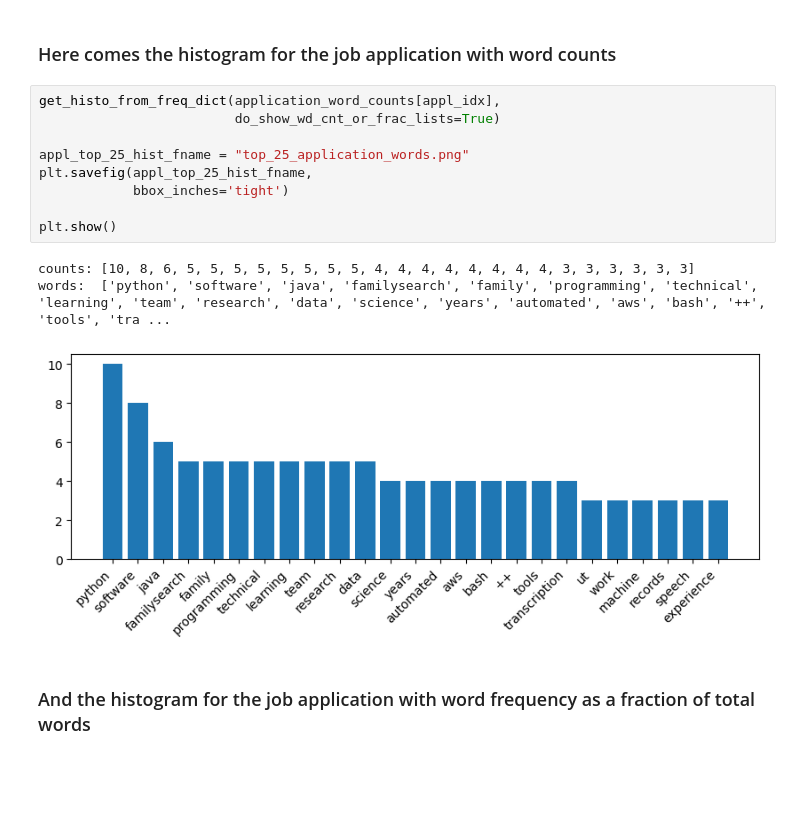
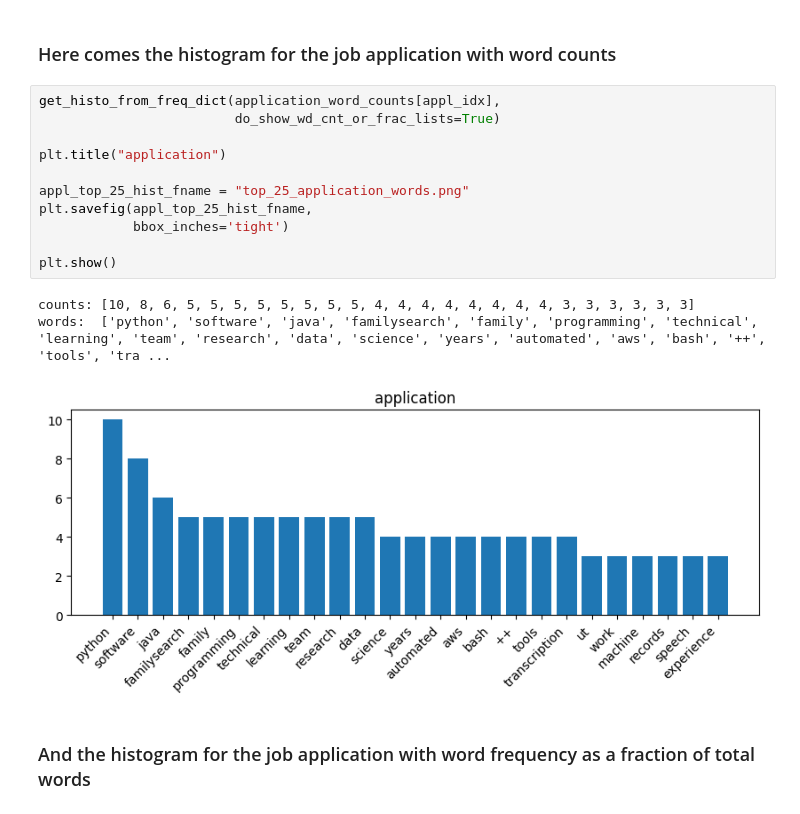
Before and after one commit to bballdave025/job-app-word-freq, a Jupyter notebook: Part_03_NLPPresentationJobHunt_DemoWordFreq_p5pp_output.ipynb, the cells around one changed output. Drawn from its saved outputs; the diff is of its cells as text; blank space fills up the shorter version.

```diff
--- a/Part_03_NLPPresentationJobHunt_DemoWordFreq_p5pp_output.ipynb
+++ b/Part_03_NLPPresentationJobHunt_DemoWordFreq_p5pp_output.ipynb
@@ -250,16 +254,18 @@ get_histo_from_freq_dict(description_word_counts[desc_idx_00],
 # %%
 get_histo_from_freq_dict(application_word_counts[appl_idx],
                          do_show_wd_cnt_or_frac_lists=True)
+
+plt.title("application")
 
 appl_top_25_hist_fname = "top_25_application_words.png"
 plt.savefig(appl_top_25_hist_fname,
             bbox_inches='tight')
 
 plt.show()
 # %% [output]
 counts: [10, 8, 6, 5, 5, 5, 5, 5, 5, 5, 5, 4, 4, 4, 4, 4, 4, 4, 4, 3, 3, 3, 3, 3, 3]
 words:  ['python', 'software', 'java', 'familysearch', 'family', 'programming', 'technical', 'learning', 'team', 'research', 'data', 'science', 'years', 'automated', 'aws', 'bash', '++', 'tools', 'tra ...
-[figure, old version]
+[figure, new version]
 # %% [markdown]
 ### And the histogram for the job application  with word frequency as a fraction of total words
 # %%
```
Also changed, not shown: parts of 6 cells of this notebook.
